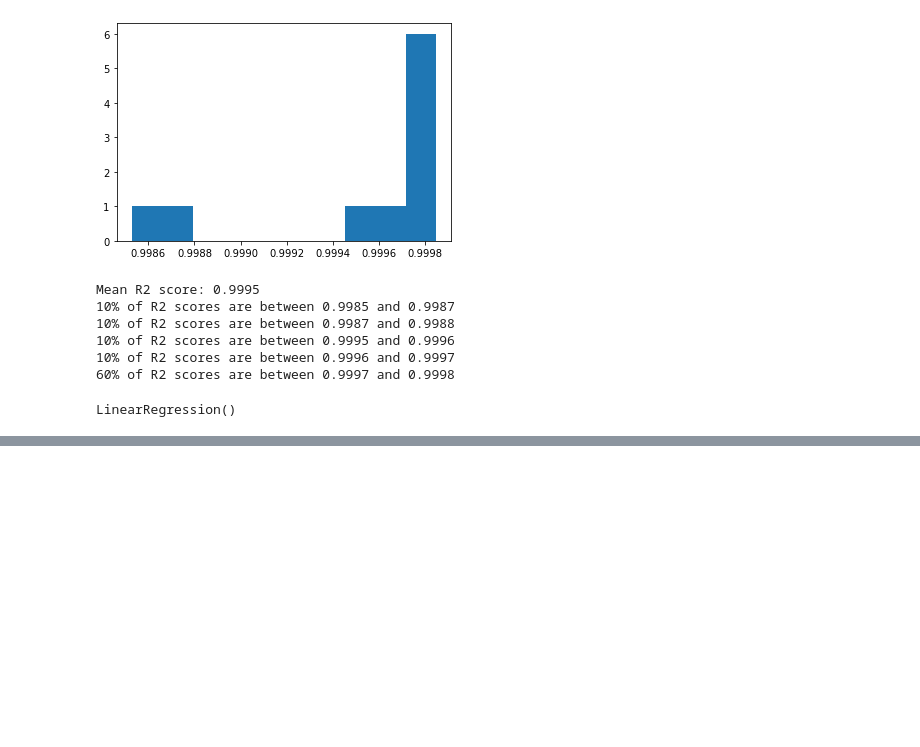
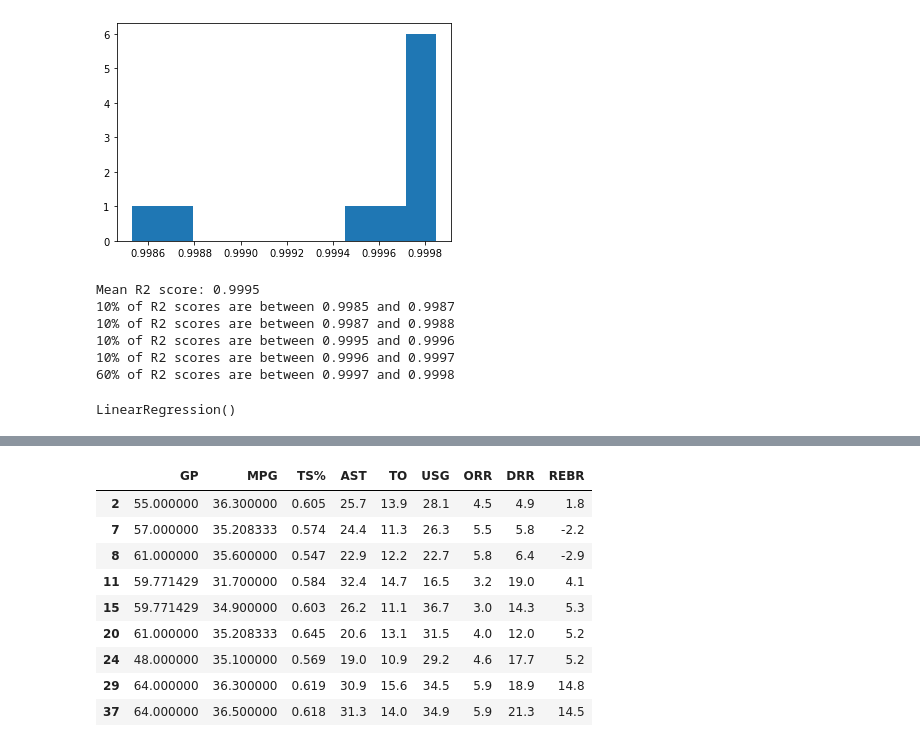
Before and after one commit to Shpchv/basketboll-analytics, a Jupyter notebook: space-jam-anl.ipynb, the cells around one changed output, grey strips where cells are left out. Drawn from its saved outputs; the diff is of its cells as text; code cells hidden in the pictures; blank space fills up the shorter version.

```diff
--- a/space-jam-anl.ipynb
+++ b/space-jam-anl.ipynb
@@ -504,0 +527,14 @@ LinearRegression()
+# %%
+#Appling the mask
+player_df.loc[mask].iloc[:, 5:-1]
+# %% [output]
+|  | GP | MPG | TS% | AST | TO | USG | ORR | DRR | REBR |
+| 2 | 55.000000 | 36.300000 | 0.605 | 25.7 | 13.9 | 28.1 | 4.5 | 4.9 | 1.8 |
+| 7 | 57.000000 | 35.208333 | 0.574 | 24.4 | 11.3 | 26.3 | 5.5 | 5.8 | -2.2 |
+| 8 | 61.000000 | 35.600000 | 0.547 | 22.9 | 12.2 | 22.7 | 5.8 | 6.4 | -2.9 |
+| 11 | 59.771429 | 31.700000 | 0.584 | 32.4 | 14.7 | 16.5 | 3.2 | 19.0 | 4.1 |
+| 15 | 59.771429 | 34.900000 | 0.603 | 26.2 | 11.1 | 36.7 | 3.0 | 14.3 | 5.3 |
+| 20 | 61.000000 | 35.208333 | 0.645 | 20.6 | 13.1 | 31.5 | 4.0 | 12.0 | 5.2 |
+| 24 | 48.000000 | 35.100000 | 0.569 | 19.0 | 10.9 | 29.2 | 4.6 | 17.7 | 5.2 |
+| 29 | 64.000000 | 36.300000 | 0.619 | 30.9 | 15.6 | 34.5 | 5.9 | 18.9 | 14.8 |
+| 37 | 64.000000 | 36.500000 | 0.618 | 31.3 | 14.0 | 34.9 | 5.9 | 21.3 | 14.5 |
```
Also changed, not shown: parts of 4 cells of this notebook, 1 other file.
